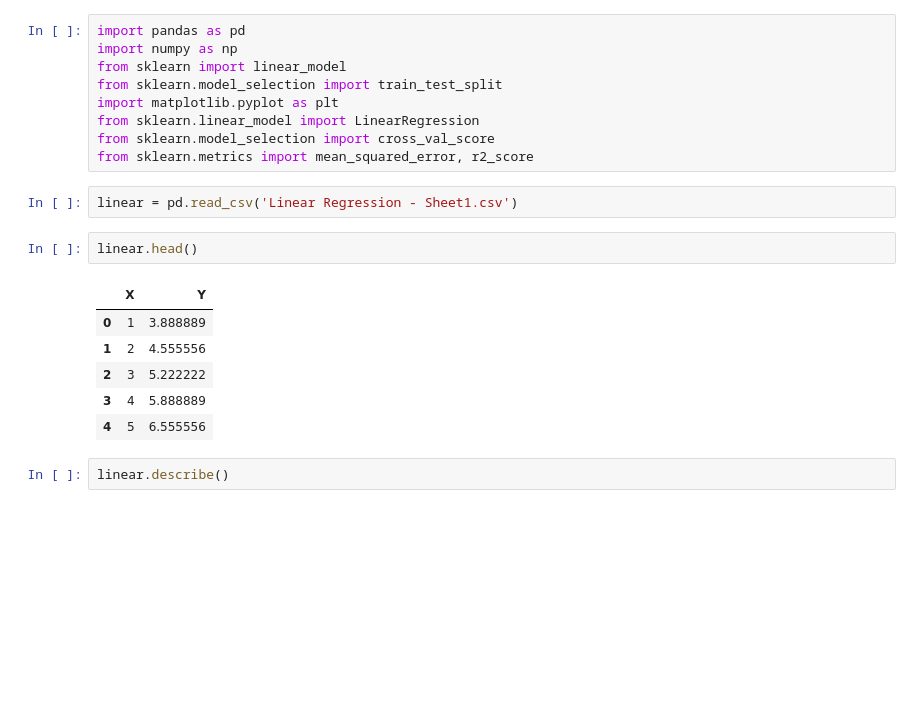
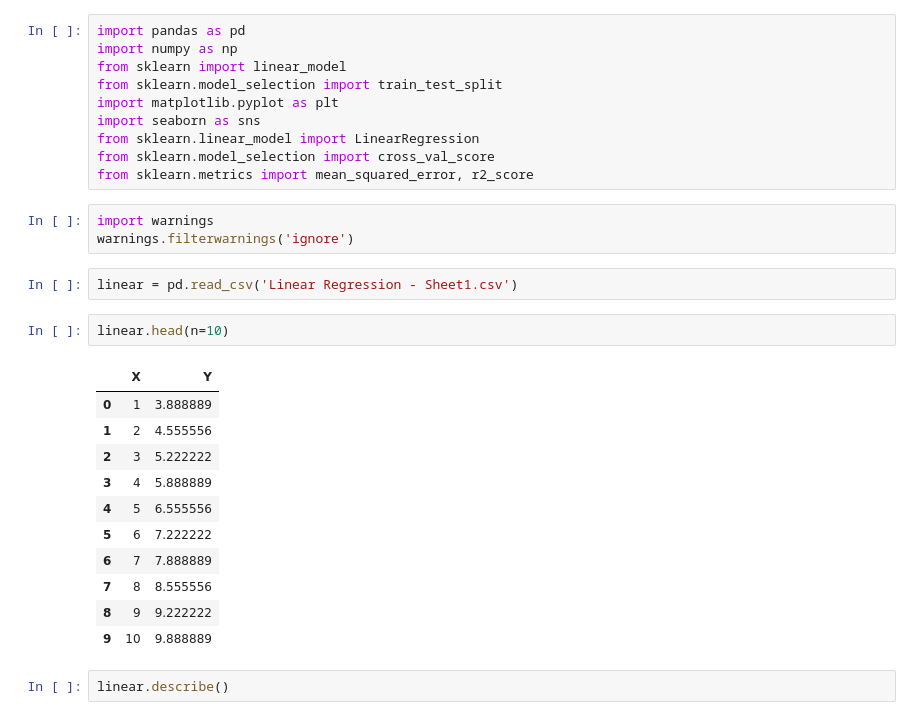
Before and after one commit to amangoyal05/SimpleLinearRegression, a Jupyter notebook: simplelinear.ipynb, the cells around one changed output. Saved outputs shown, nothing was run; the diff lists cells and outputs as text; blank space fills up the shorter version.

```diff
--- a/simplelinear.ipynb
+++ b/simplelinear.ipynb
@@ -4,20 +4,29 @@ import numpy as np
 from sklearn import linear_model
 from sklearn.model_selection import train_test_split
 import matplotlib.pyplot as plt
+import seaborn as sns
 from sklearn.linear_model import LinearRegression
 from sklearn.model_selection import cross_val_score
 from sklearn.metrics import mean_squared_error, r2_score
+# %%
+import warnings
+warnings.filterwarnings('ignore')
 # %%
 linear = pd.read_csv('Linear Regression - Sheet1.csv')
 # %%
-linear.head()
+linear.head(n=10)
 # %% [output]
 |  | X | Y |
 | 0 | 1 | 3.888889 |
 | 1 | 2 | 4.555556 |
 | 2 | 3 | 5.222222 |
 | 3 | 4 | 5.888889 |
 | 4 | 5 | 6.555556 |
+| 5 | 6 | 7.222222 |
+| 6 | 7 | 7.888889 |
+| 7 | 8 | 8.555556 |
+| 8 | 9 | 9.222222 |
+| 9 | 10 | 9.888889 |
 # %%
 linear.describe()
 # %% [output]
```
Also changed, not shown: parts of 1 cell of this notebook.
